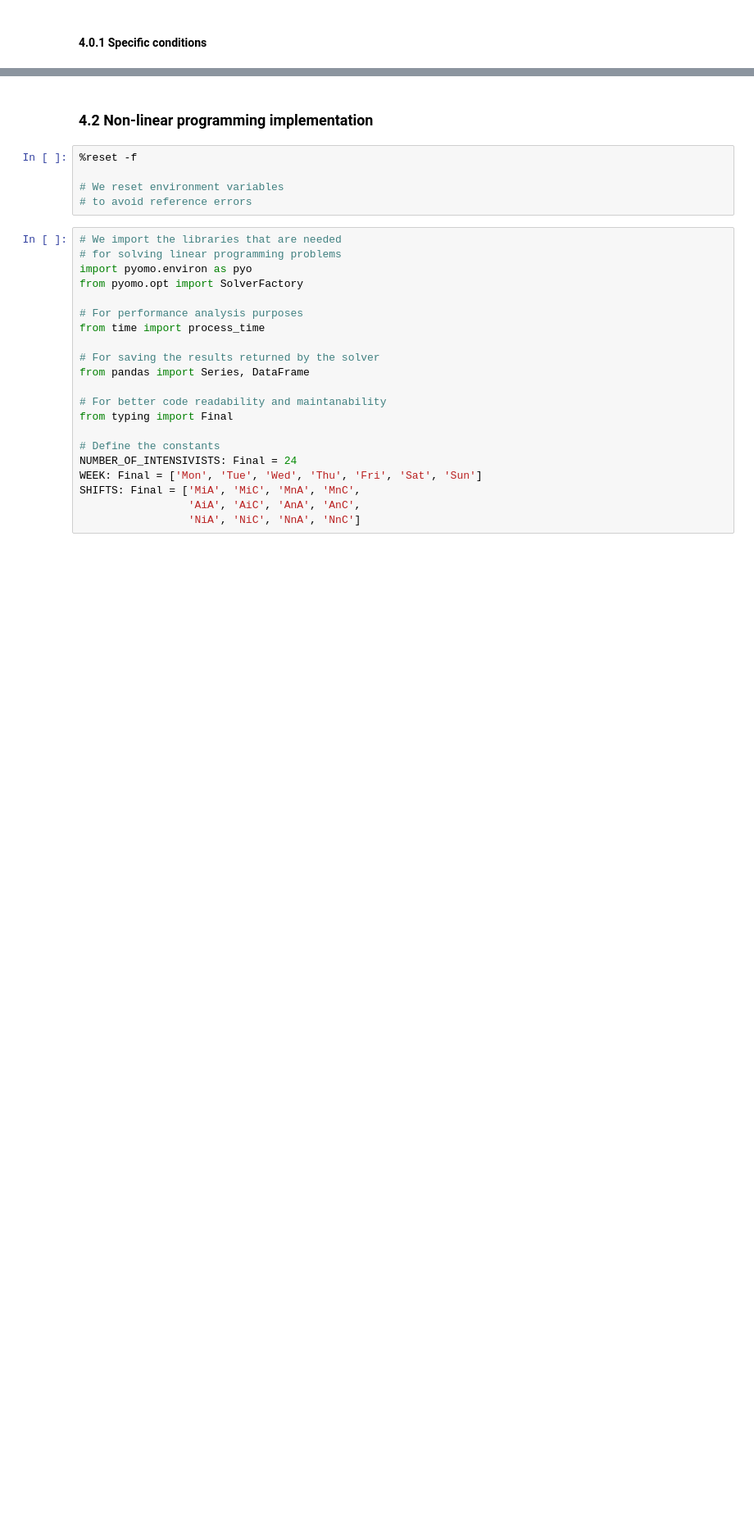
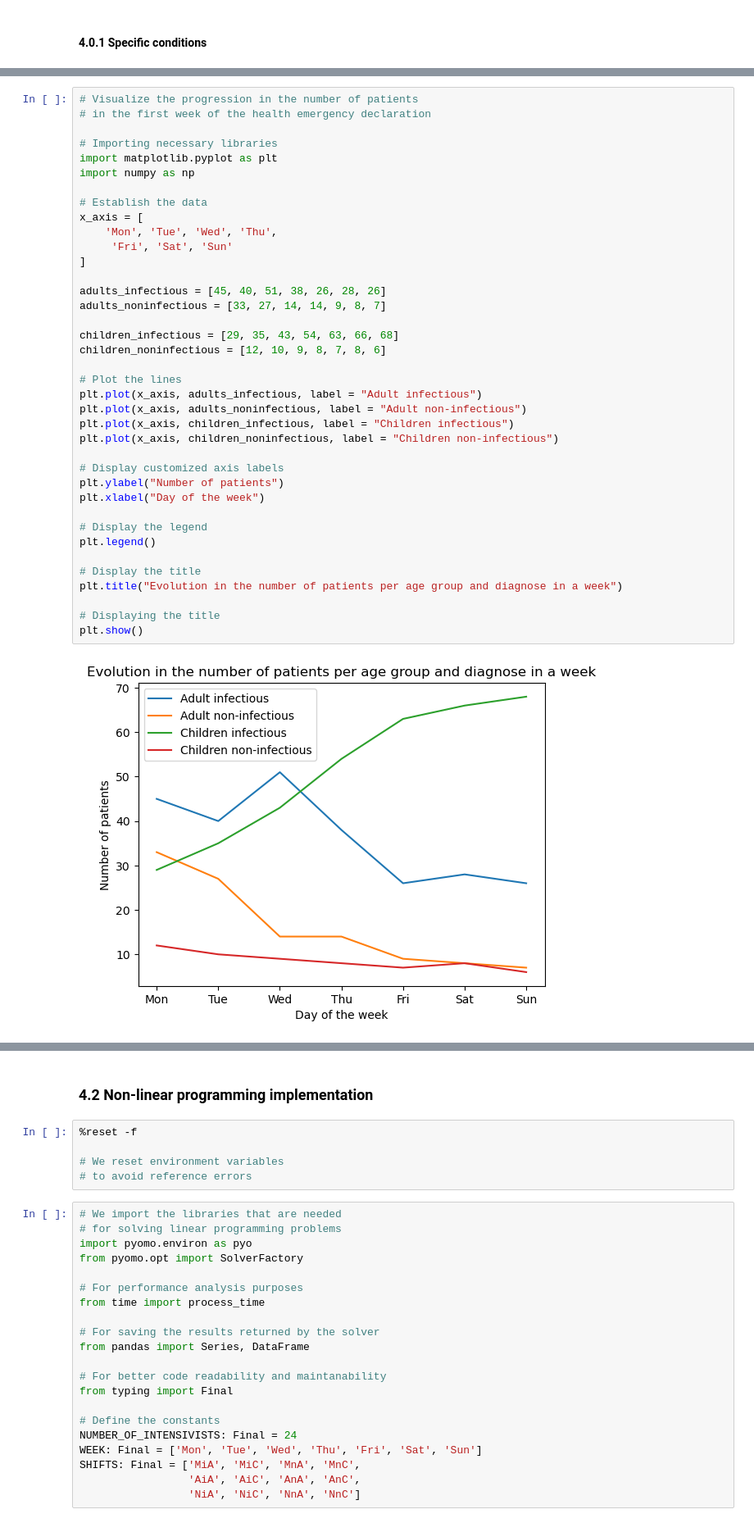
Before and after one commit to roliverc/Optimization-Assignments, a Jupyter notebook: 2nd Assignment/Oliver-Rodrigo-HW2.ipynb, the cells around one changed output, grey strips where cells are left out. Shown: that part at 82% size. Cells and saved outputs as stored; diff of their text form; blank space fills up the shorter version.

```diff
--- a/2nd Assignment/Oliver-Rodrigo-HW2.ipynb
+++ b/2nd Assignment/Oliver-Rodrigo-HW2.ipynb
@@ -631,3 +658,43 @@ This is excellent news for hospital managers trying to organize their scarce res
+# %%
+# Visualize the progression in the number of patients
+# in the first week of the health emergency declaration
+
+# Importing necessary libraries
+import matplotlib.pyplot as plt
+import numpy as np
+
+# Establish the data
+x_axis = [
+    'Mon', 'Tue', 'Wed', 'Thu',
+     'Fri', 'Sat', 'Sun'
+]
+
+adults_infectious = [45, 40, 51, 38, 26, 28, 26]
+adults_noninfectious = [33, 27, 14, 14, 9, 8, 7]
+
+children_infectious = [29, 35, 43, 54, 63, 66, 68]
+children_noninfectious = [12, 10, 9, 8, 7, 8, 6]
+
+# Plot the lines
+plt.plot(x_axis, adults_infectious, label = "Adult infectious")
+plt.plot(x_axis, adults_noninfectious, label = "Adult non-infectious")
+plt.plot(x_axis, children_infectious, label = "Children infectious")
+plt.plot(x_axis, children_noninfectious, label = "Children non-infectious")
+
+# Display customized axis labels
+plt.ylabel("Number of patients")
+plt.xlabel("Day of the week")
+
+# Display the legend
+plt.legend()
+
+# Display the title
+plt.title("Evolution in the number of patients per age group and diagnose in a week")
+
+# Displaying the title
+plt.show()
+# %% [output]
+[figure, added]
 # %% [markdown]
 ### 4.1 General formulation
 
```
Also changed, not shown: parts of 11 cells of this notebook.
